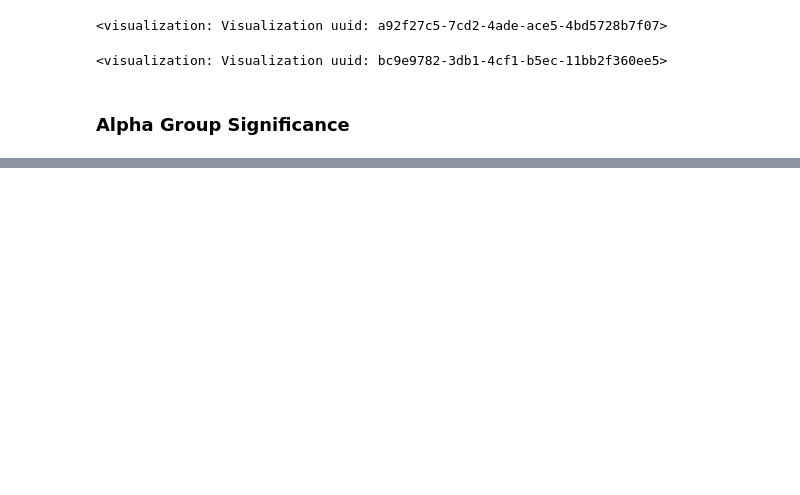
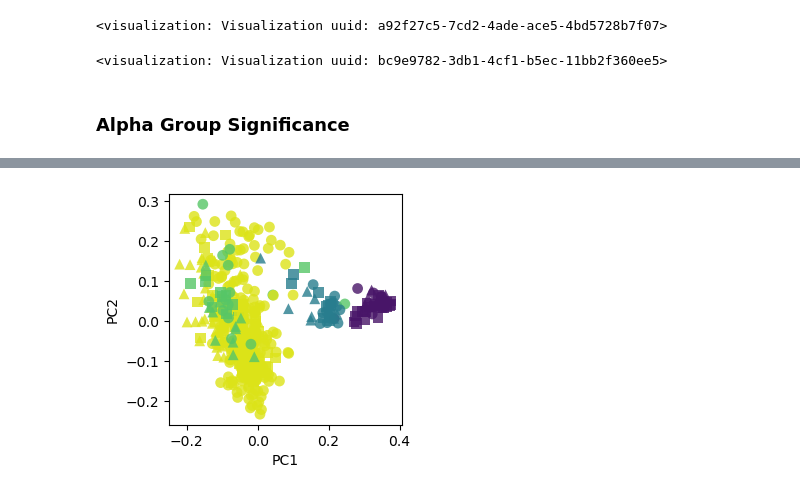
Before and after one commit to bokulich-publications/microterroir, a Jupyter notebook: Microbiome/ITS/3_fun_lavaux_diversity.ipynb, the cells around one changed output, grey strips where cells are left out. Saved outputs shown, nothing was run; the diff lists cells and outputs as text; code cells hidden in the pictures; blank space fills up the shorter version.

```diff
--- a/Microbiome/ITS/3_fun_lavaux_diversity.ipynb
+++ b/Microbiome/ITS/3_fun_lavaux_diversity.ipynb
@@ -140,0 +319,30 @@ Visualization.load(f'{output_dir}/alpha_groupSig_shannon_vector.qzv')
+# %%
+md = pd.read_csv('/home/lfloerl/microterroir/Microbiome/Metadata/ITS_lavaux.tsv', sep='\t', index_col=0)
+
+# rename the sample types
+md['sample_type'] = md['sample_type'].replace({'must': 'berries'})
+
+# merge with metadata
+bc_pcoa_df_merged = bc_pcoa_df.merge(md, left_on='ID', right_on='id', how='left')
+jaccard_pcoa_df_merged = jaccard_pcoa_df.merge(md, left_on='ID', right_on='id', how='left')
+bc_pcoa_kmer_df_merged = bc_pcoa_kmer_df.merge(md, left_on='ID', right_on='id', how='left')
+jaccard_pcoa_kmer_df_merged = jaccard_pcoa_kmer_df.merge(md, left_on='ID', right_on='id', how='left')
+# %%
+plt.figure(figsize=(3, 3))
+
+# Define marker styles for each year
+marker_styles = {2021: 'o', 2022: '^', 2023: 's'}
+
+sns.scatterplot(
+    x='PC1', y='PC2',
+    data=jaccard_pcoa_df_merged,
+    hue='sample_type',
+    palette=sample_colors,
+    style='Year',  # Map 'Year' to marker styles
+    markers=marker_styles,  # Assign specific markers
+    s=60, edgecolor='none', alpha=0.8, legend=False)
+
+plt.savefig('/home/lfloerl/cloud/lfloerl/Microterroir/Figures/Vineyard_PCoA_Jaccard.png', dpi=1000, bbox_inches='tight')
+plt.show()
+# %% [output]
+[figure, added]
```
Also changed, not shown: parts of 18 cells of this notebook, 5 other files.
